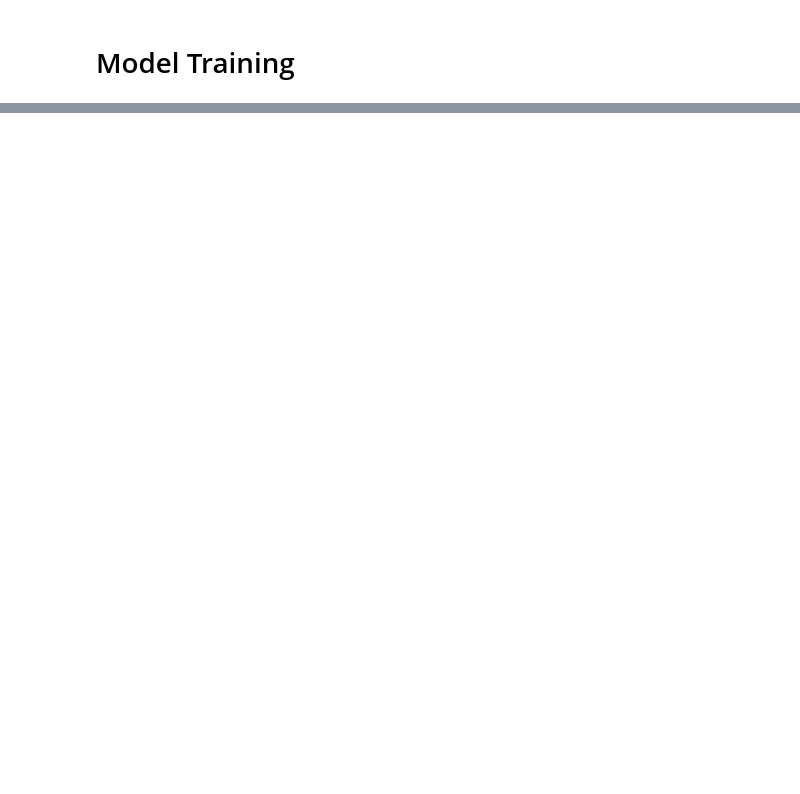
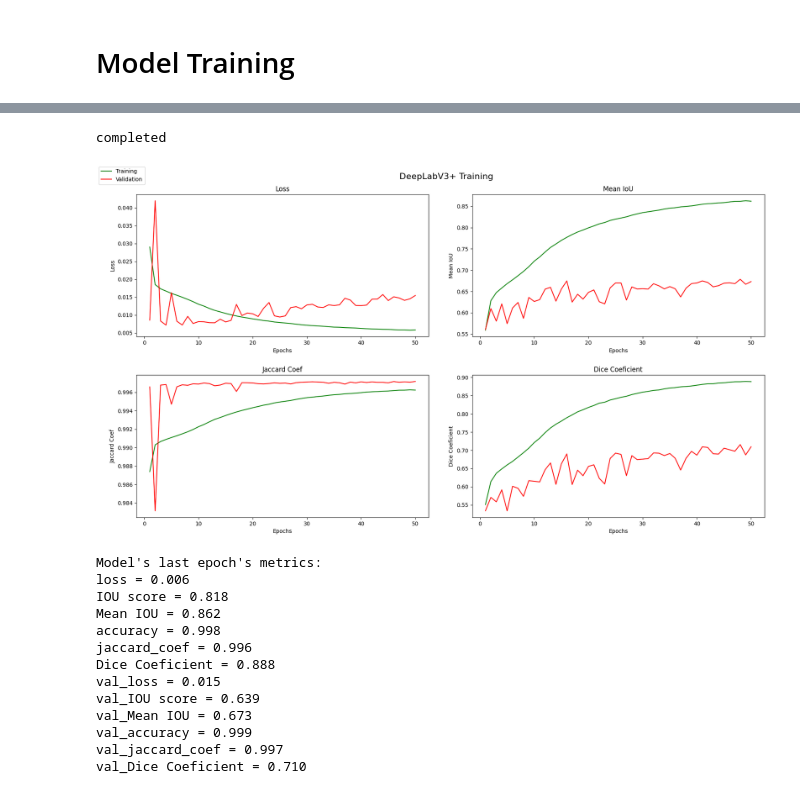
Before and after one commit to pemujo/w210-capstone, a Jupyter notebook: Baseline Model Training.ipynb, the cells around one changed output, grey strips where cells are left out. Saved outputs shown, nothing was run; the diff lists cells and outputs as text; code cells hidden in the pictures; blank space fills up the shorter version.

```diff
--- a/Baseline Model Training.ipynb
+++ b/Baseline Model Training.ipynb
@@ -580,7 +595,7 @@ Training completed in: 30179.397112607956 seconds
 Model Saved at ./models/Baseline_Unet_Ash_Image_50_epochs.keras
 # %%
 # Plot Unet Training History
-
+model_name = "Baseline_Unet_Ash_Image_50_epochs"
 with open(TRAIN_HISTORY_PATH + model_name + '_train_history.pkl', 'rb') as pfile:
     train_history = pickle.load(pfile)
 visualize_train_curves(train_history, "UNet Training")
@@ -633,7 +648,7 @@ Training completed in: 35523.82580971718 seconds
 Model Saved at ./models/Baseline_Resnet101_Ash_Image_50_epochs.keras
 # %%
 # Plot Resnet101 Training History
-
+model_name = "Baseline_Resnet101_Ash_Image_50_epochs"
 with open(TRAIN_HISTORY_PATH + model_name + '_train_history.pkl', 'rb') as pfile:
     train_history = pickle.load(pfile)
 visualize_train_curves(train_history, "Resnet101 Training")
@@ -700,9 +714,28 @@ NameError: in user code:
+# %%
+print('completed')
+# %% [output]
+completed
 # %%
 # Plot DeeplabV3+ Training History
-
+model_name = "Baseline_DeepLabv3Plus_Ash_Image_50_epochs_BCE_Dice_Loss"
 with open(TRAIN_HISTORY_PATH + model_name + '_train_history.pkl', 'rb') as pfile:
     train_history = pickle.load(pfile)
 visualize_train_curves(train_history, "DeepLabV3+ Training")
+# %% [output]
+[figure, added]
+Model's last epoch's metrics:
+loss = 0.006
+IOU score = 0.818
+Mean IOU = 0.862
+accuracy = 0.998
+jaccard_coef = 0.996
+Dice Coeficient = 0.888
+val_loss = 0.015
+val_IOU score = 0.639
+val_Mean IOU = 0.673
+val_accuracy = 0.999
+val_jaccard_coef = 0.997
+val_Dice Coeficient = 0.710
 # %%
 # Train UNet using all time-series images
 BATCH_SIZE = 32
```
Also changed, not shown: parts of 15 cells of this notebook.
